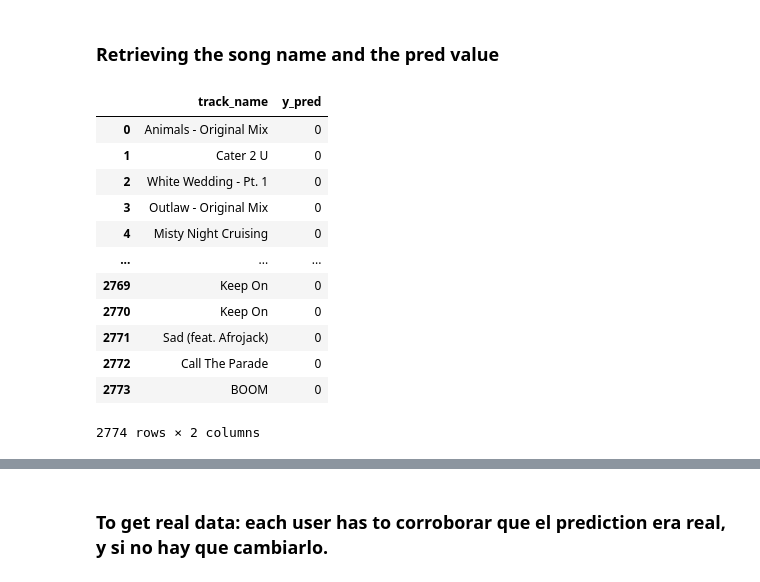
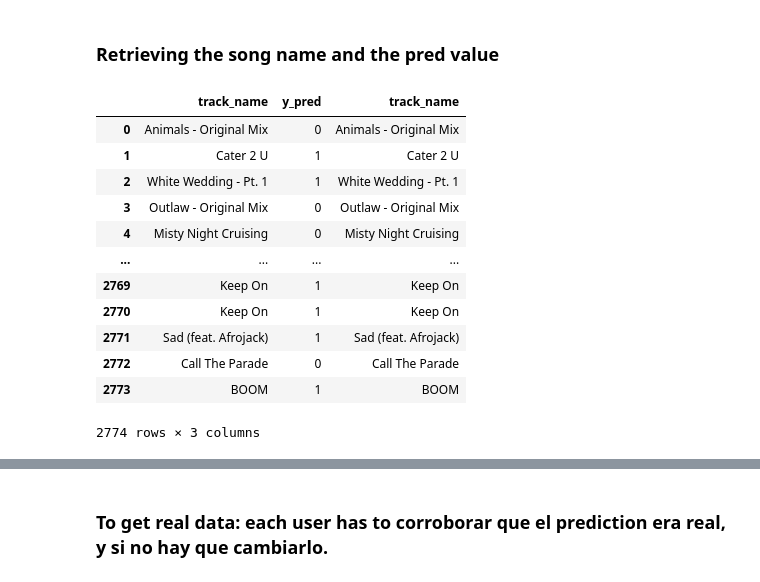
Before and after one commit to riwanahas/runreco, a Jupyter notebook: spotify_reco/models/model_2.ipynb, the cells around one changed output, grey strips where cells are left out. Cells and saved outputs as stored; diff of their text form; code cells hidden in the pictures.

Commit message:
feedback user loop

```diff
--- a/spotify_reco/models/model_2.ipynb
+++ b/spotify_reco/models/model_2.ipynb
@@ -45,7 +45,7 @@ def df_preprocessing(df):
     return model_df
 # %%
 model_df = df_preprocessing(df)
-model_df.drop(['track_album_name', 'intensity_zone_encoded', 'cluster', 'track_id', 'user_id'],inplace=True, axis=1)
+model_df.drop(['track_album_name', 'intensity_zone_encoded', 'cluster', 'track_id'],inplace=True, axis=1)
 # %% [output]
 A value is trying to be set on a copy of a slice from a DataFrame
 
@@ -205,8 +205,8 @@ Per user, the input will be:
 - avg_pace
 # %%
 #  MOCK VALUES !!!
-avg_bpm = 150
-age = 30
+avg_bpm = 180
+age = 22
 avg_cadence = 160
 avg_pace = 6.5
 
@@ -234,3 +234,13 @@ df_2.head()
 # %%
 y_pred = gbm.predict(df_2, num_iteration=gbm.best_iteration, predict_disable_shape_check=True)
 y_pred_class = [1 if prob >= 0.5 else 0 for prob in y_pred]
+# %%
+df_2['y_pred'] = y_pred_class
+# %%
+df_track_artist_mapping = pd.read_csv('../data_prep/track_artist_mapping.csv')
+
+# Create a mapping dictionary from the DataFrame
+artist_mapping = pd.Series(df_track_artist_mapping.track_artist.values, index=df_track_artist_mapping.label).to_dict()
+
+# Use the mapping to replace the encoded labels in 'track_artist'
+df['track_artist'] = df['track_artist'].map(artist_mapping)
@@ -239,19 +259,19 @@ y_pred_class = [1 if prob >= 0.5 else 0 for prob in y_pred]
 # %%
 merged_df = df.merge(df_2[['track_id_encoded', 'y_pred']], how='left', on='track_id_encoded', suffixes=('', '_y'))
 merged_df.drop(['likes_song', 'affinity_score', 'gender'], axis=1, inplace=True)
 merged_df = merged_df.loc[:, ~merged_df.columns.duplicated()]
-merged_df[['track_name', 'y_pred' ]]
+merged_df[['track_name', 'y_pred','track_name' ]]
 # %% [output]
-|  | track_name | y_pred |
-| 0 | Animals - Original Mix | 0 |
-| 1 | Cater 2 U | 0 |
-| 2 | White Wedding - Pt. 1 | 0 |
-| 3 | Outlaw - Original Mix | 0 |
-| 4 | Misty Night Cruising | 0 |
-| ... | ... | ... |
-| 2769 | Keep On | 0 |
-| 2770 | Keep On | 0 |
-| 2771 | Sad (feat. Afrojack) | 0 |
-| 2772 | Call The Parade | 0 |
-| 2773 | BOOM | 0 |
+|  | track_name | y_pred | track_name |
+| 0 | Animals - Original Mix | 0 | Animals - Original Mix |
+| 1 | Cater 2 U | 1 | Cater 2 U |
+| 2 | White Wedding - Pt. 1 | 1 | White Wedding - Pt. 1 |
+| 3 | Outlaw - Original Mix | 0 | Outlaw - Original Mix |
+| 4 | Misty Night Cruising | 0 | Misty Night Cruising |
+| ... | ... | ... | ... |
+| 2769 | Keep On | 1 | Keep On |
+| 2770 | Keep On | 1 | Keep On |
+| 2771 | Sad (feat. Afrojack) | 1 | Sad (feat. Afrojack) |
+| 2772 | Call The Parade | 0 | Call The Parade |
+| 2773 | BOOM | 1 | BOOM |
-2774 rows × 2 columns
+2774 rows × 3 columns
```
Also changed, not shown: parts of 15 cells of this notebook, 1 other file.
